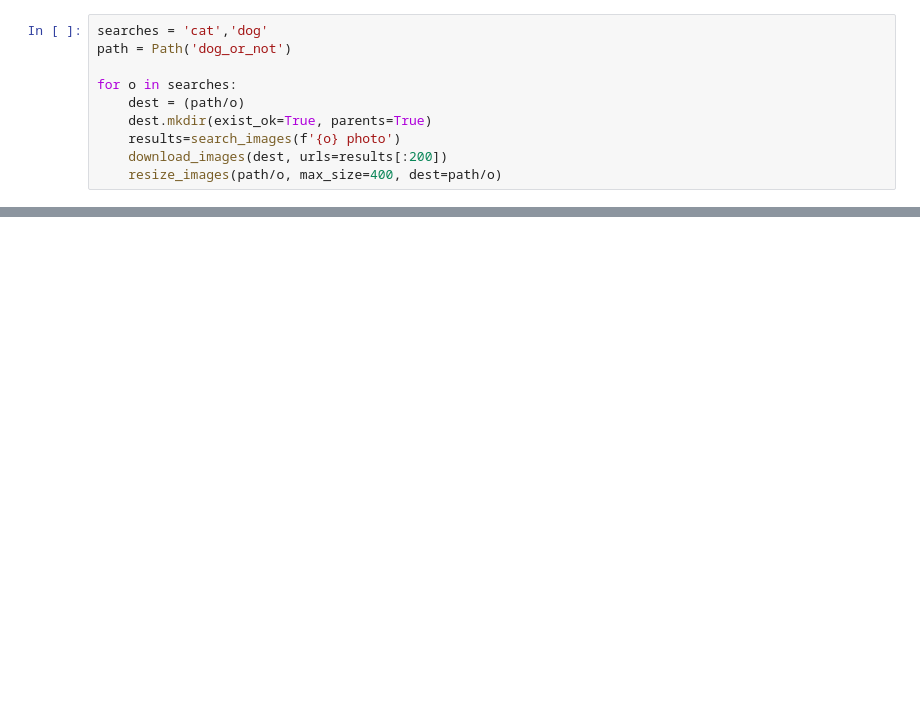
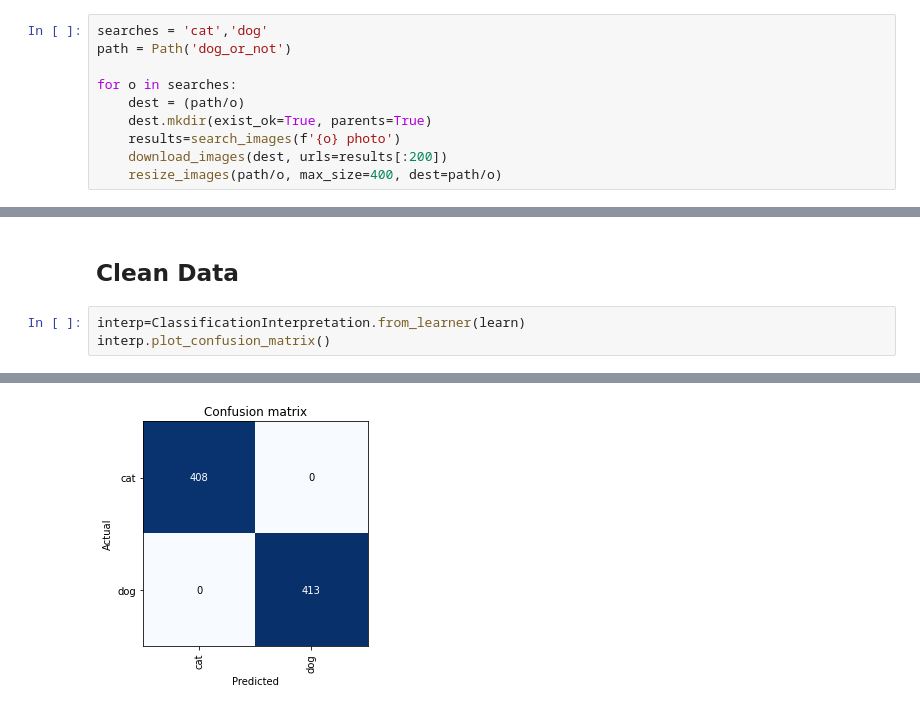
Before and after one commit to maureen-mugo/Deep-Learning-Experiments, a Jupyter notebook: dogclassifier/dog_or_cat.ipynb, the cells around one changed output, grey strips where cells are left out. Cells and saved outputs as stored; diff of their text form; blank space fills up the shorter version.

```diff
--- a/dogclassifier/dog_or_cat.ipynb
+++ b/dogclassifier/dog_or_cat.ipynb
@@ -72,0 +71,6 @@ Probability it's a dog: 1.0000
+# %% [markdown]
+## Clean Data
+# %%
+interp=ClassificationInterpretation.from_learner(learn)
+interp.plot_confusion_matrix()
+# %% [output]
@@ -72,0 +79 @@ Probability it's a dog: 1.0000
+[figure, added]
```
Also changed, not shown: parts of 16 cells of this notebook.
